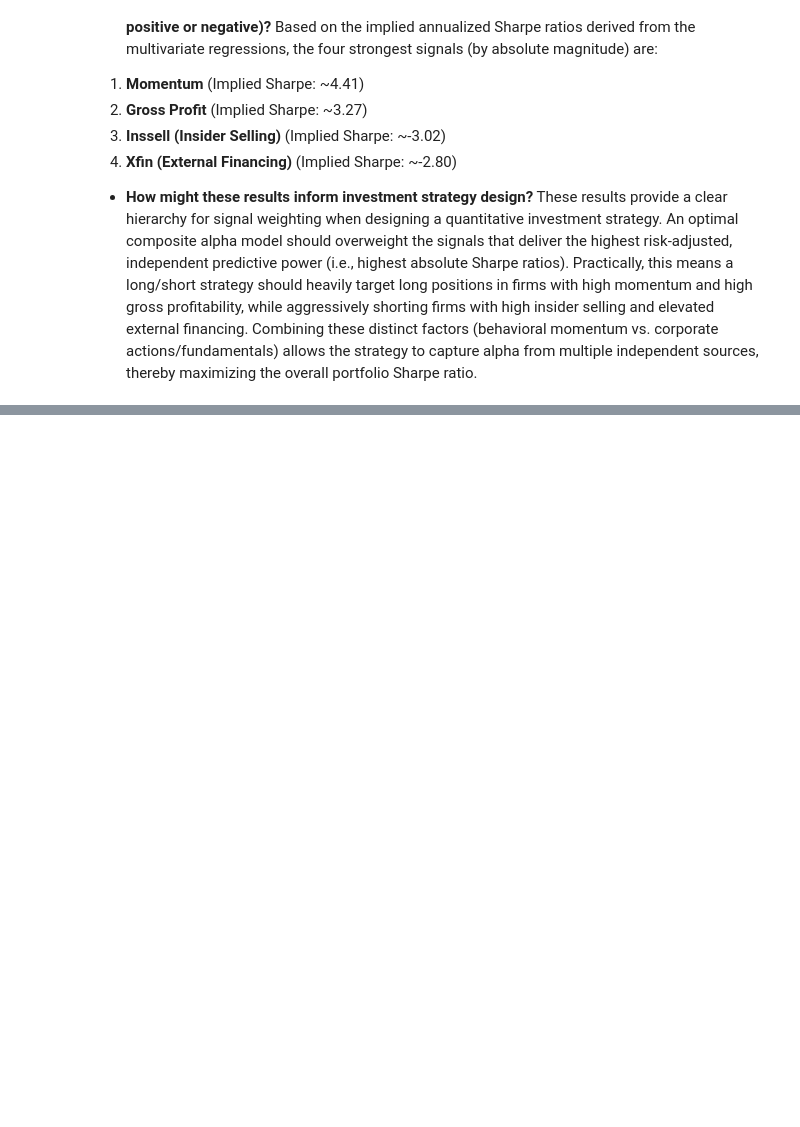
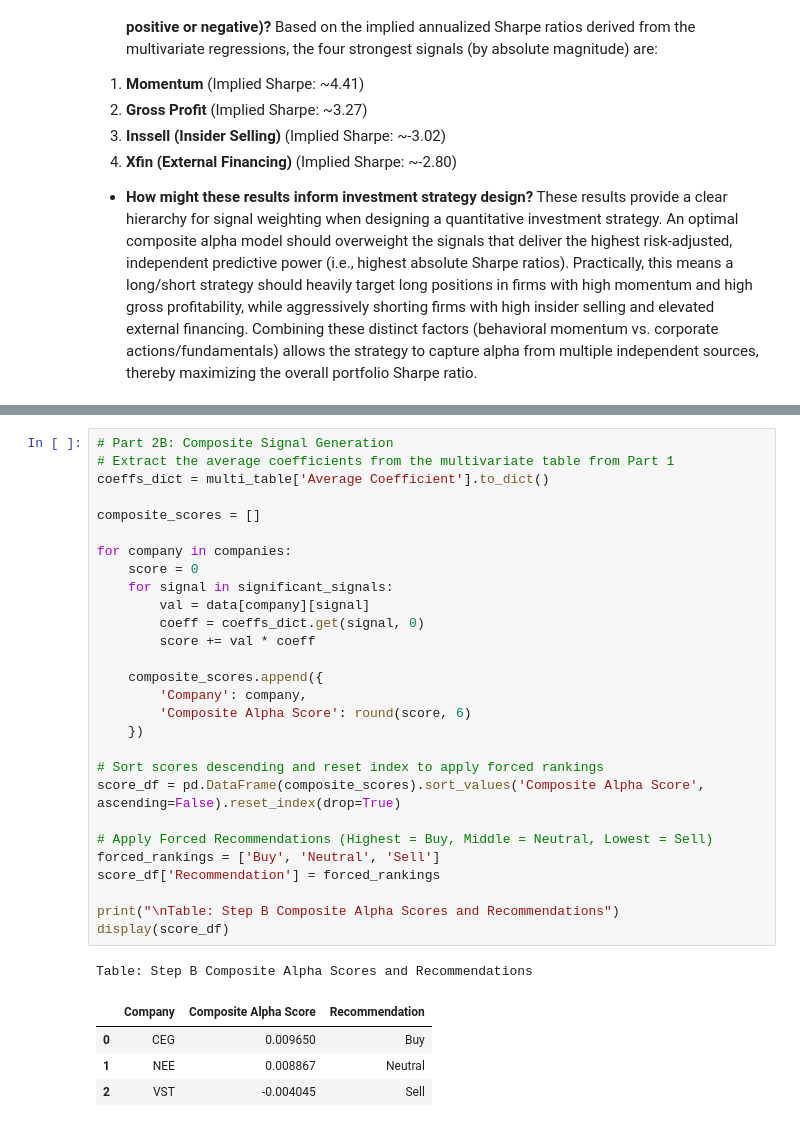
Before and after one commit to grooprai2025-ui/15465-Alphanomics, a Jupyter notebook: 20260506_Alphanomics_Final_Project_V2.ipynb, the cells around one changed output, grey strips where cells are left out. Cells and saved outputs as stored; diff of their text form; blank space fills up the shorter version.

```diff
--- a/20260506_Alphanomics_Final_Project_V2.ipynb
+++ b/20260506_Alphanomics_Final_Project_V2.ipynb
@@ -386,0 +481,34 @@ These results provide a clear hierarchy for signal weighting when designing a qu
+# %%
+# Part 2B: Composite Signal Generation
+# Extract the average coefficients from the multivariate table from Part 1
+coeffs_dict = multi_table['Average Coefficient'].to_dict()
+
+composite_scores = []
+
+for company in companies:
+    score = 0
+    for signal in significant_signals:
+        val = data[company][signal]
+        coeff = coeffs_dict.get(signal, 0)
+        score += val * coeff
+
+    composite_scores.append({
+        'Company': company,
+        'Composite Alpha Score': round(score, 6)
+    })
+
+# Sort scores descending and reset index to apply forced rankings
+score_df = pd.DataFrame(composite_scores).sort_values('Composite Alpha Score', ascending=False).reset_index(drop=True)
+
+# Apply Forced Recommendations (Highest = Buy, Middle = Neutral, Lowest = Sell)
+forced_rankings = ['Buy', 'Neutral', 'Sell']
+score_df['Recommendation'] = forced_rankings
+
+print("\nTable: Step B Composite Alpha Scores and Recommendations")
+display(score_df)
+# %% [output]
+Table: Step B Composite Alpha Scores and Recommendations
+|  | Company | Composite Alpha Score | Recommendation |
+| 0 | CEG | 0.009650 | Buy |
+| 1 | NEE | 0.008867 | Neutral |
+| 2 | VST | -0.004045 | Sell |
```
Also changed, not shown: parts of 5 cells of this notebook.
